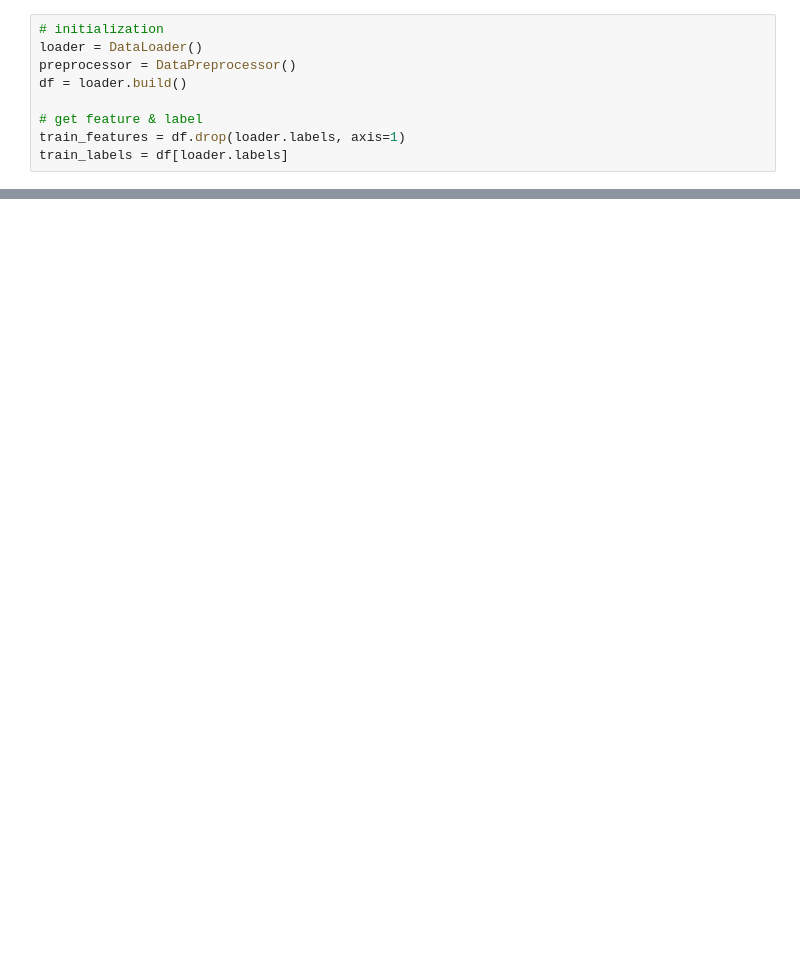
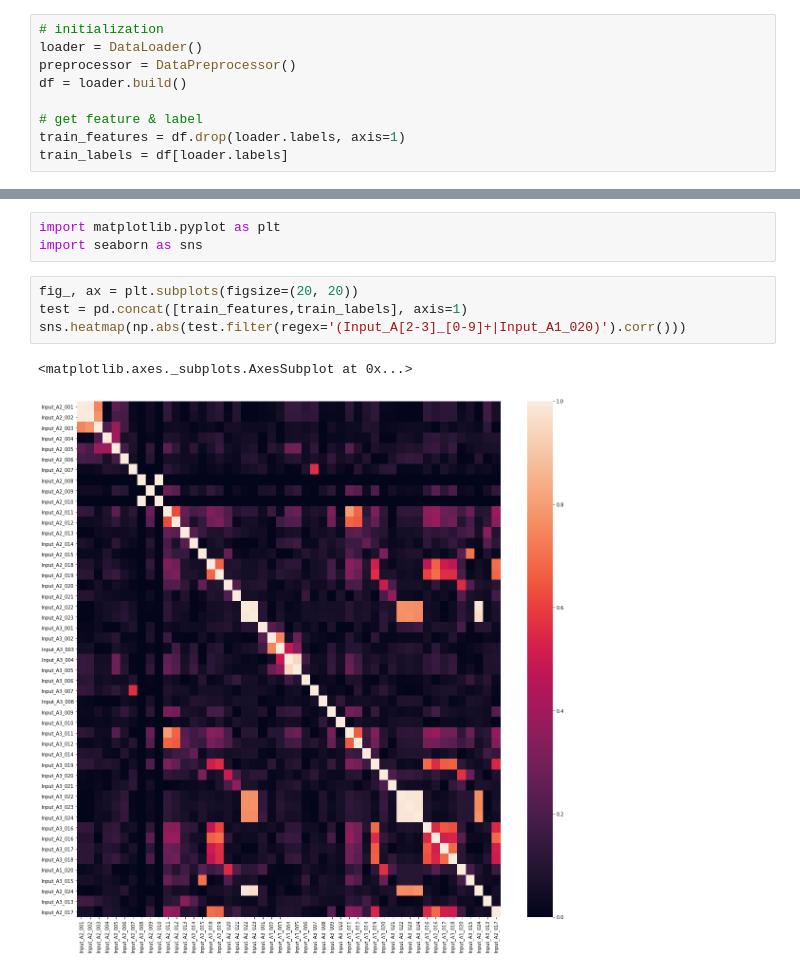
Before and after one commit to r05323028/imbd2020, a Jupyter notebook: experiment_training.ipynb, the cells around one changed output, grey strips where cells are left out. Saved outputs shown, nothing was run; the diff lists cells and outputs as text; blank space fills up the shorter version.

```diff
--- a/experiment_training.ipynb
+++ b/experiment_training.ipynb
@@ -120,0 +163,10 @@ pipe.get_params()['model'].get_params()
+# %%
+import matplotlib.pyplot as plt
+import seaborn as sns
+# %%
+fig_, ax = plt.subplots(figsize=(20, 20))
+test = pd.concat([train_features,train_labels], axis=1)
+sns.heatmap(np.abs(test.filter(regex='(Input_A[2-3]_[0-9]+|Input_A1_020)').corr()))
+# %% [output]
+<matplotlib.axes._subplots.AxesSubplot at 0x...>
+[figure, added]
```
Also changed, not shown: parts of 16 cells of this notebook, 5 other files.
